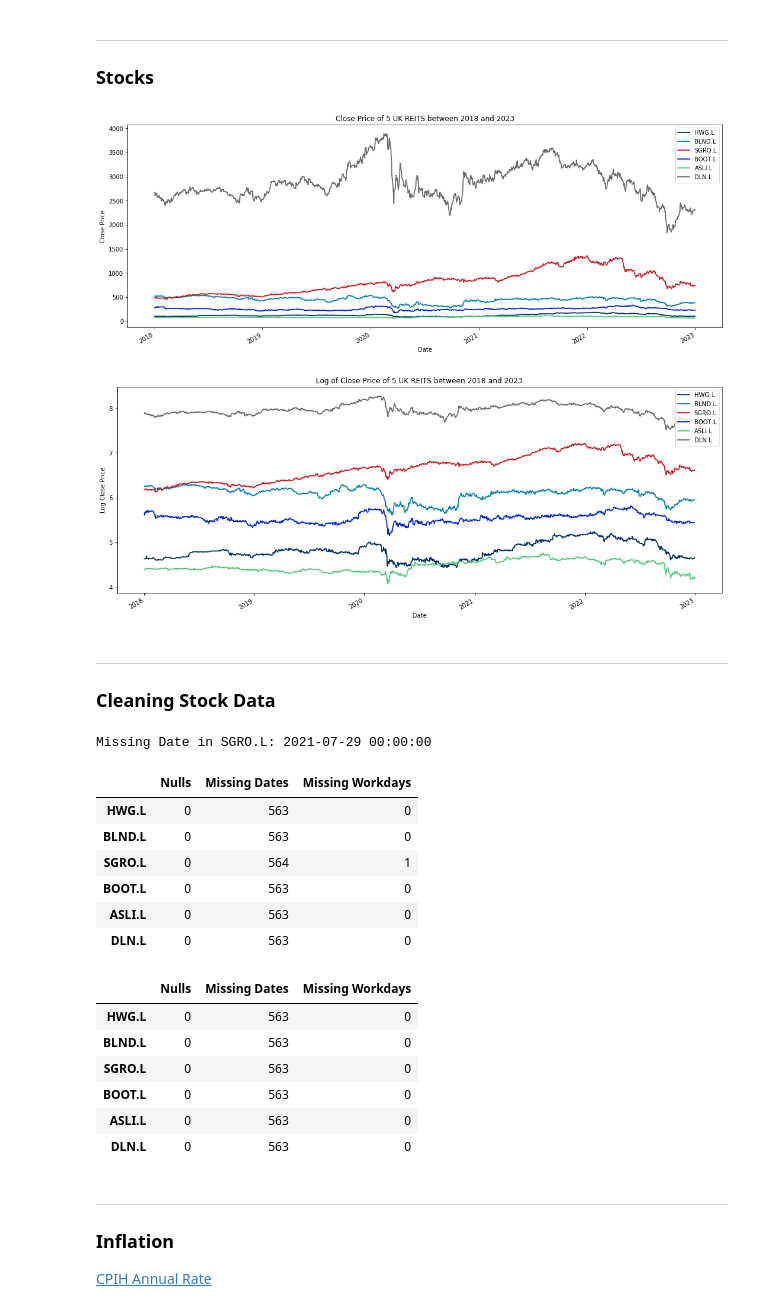
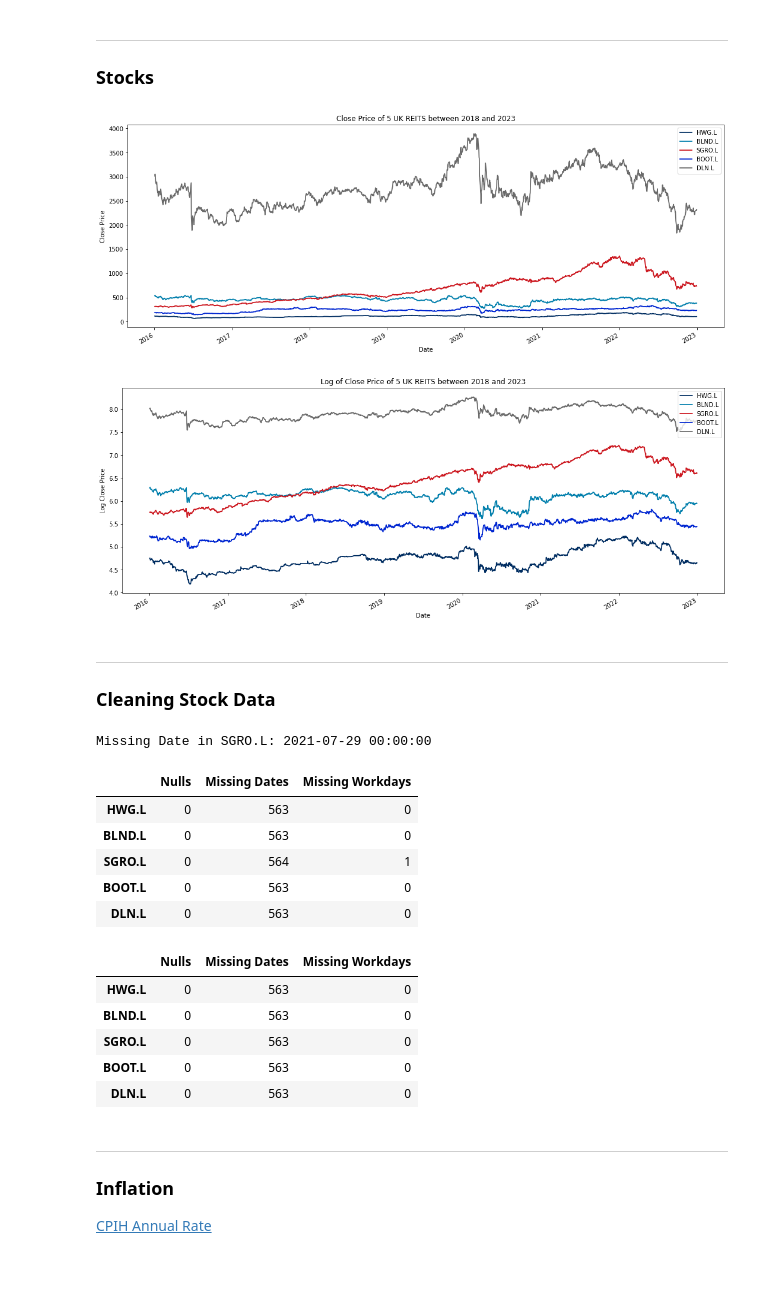
Before and after one commit to JoeMarron/real-estate-risk-forecasting, a Jupyter notebook: Collating Real Estate Data.ipynb, the cells around one changed output. Drawn from its saved outputs; the diff is of its cells as text; code cells hidden in the pictures; blank space fills up the shorter version.

```diff
--- a/Collating Real Estate Data.ipynb
+++ b/Collating Real Estate Data.ipynb
@@ -52,40 +55,38 @@ stocks = {'HWG.L' : None, # HWG.L  - Harworth Group PLC
           'BLND.L': None, # BLND.L - British Land Company PLC
           'SGRO.L': None, # SGRO.L - Segro PLC
           'BOOT.L': None, # BOOT.L - Henry Boot PLC
-          'ASLI.L': None, # ASLI.L - Aberdeen Standard European Logistics Income PLC
           'DLN.L' : None} # DLN.L  - Derwent London PLC
 
 palette = {'HWG.L' :'#002d61',
           'BLND.L': '#017FAC',
           'SGRO.L': '#CC171F',
           'BOOT.L': '#0026d1',
-          'ASLI.L': '#50C878',
           'DLN.L' : '#6a6a6a'}
 # %%
 for i in stocks.keys():
-    stocks[i] = get_yf_data(i, '2018-01-01', '2022-12-31', 'Close')
+    stocks[i] = get_yf_data(i, '2016-01-01', '2022-12-31', 'Close')
     #stocks[i] = np.log(stocks[i])
     stocks[i].plot(color=palette[i], linewidth=1.75)
 
 plt.legend(stocks)
 plt.title('Close Price of 5 UK REITS between 2018 and 2023')
 plt.xlabel('Date')
 plt.ylabel('Close Price')
 plt.show()
 
 log_stocks = stocks.copy()
 for i in log_stocks.keys():
     log_stocks[i] = np.log(stocks[i])
     log_stocks[i].plot(color=palette[i], linewidth=1.75)
 
 plt.legend(log_stocks)
 plt.title('Log of Close Price of 5 UK REITS between 2018 and 2023')
 plt.xlabel('Date')
 plt.ylabel('Log Close Price')
 plt.show()
 # %% [output]
-[figure, old version]
+[figure, new version]
-[figure, old version]
+[figure, new version]
 # %% [markdown]
 ***
 ### Cleaning Stock Data
@@ -119,7 +120,6 @@ Missing Date in SGRO.L: 2021-07-29 00:00:00
 | BLND.L | 0 | 563 | 0 |
 | SGRO.L | 0 | 564 | 1 |
 | BOOT.L | 0 | 563 | 0 |
-| ASLI.L | 0 | 563 | 0 |
 | DLN.L | 0 | 563 | 0 |
 # %%
 sgro = pd.DataFrame(stocks['SGRO.L'])
@@ -138,7 +138,6 @@ check_missing_values()
 | BLND.L | 0 | 563 | 0 |
 | SGRO.L | 0 | 563 | 0 |
 | BOOT.L | 0 | 563 | 0 |
-| ASLI.L | 0 | 563 | 0 |
 | DLN.L | 0 | 563 | 0 |
 # %% [markdown]
 ***
```
Also changed, not shown: parts of 16 cells of this notebook.
